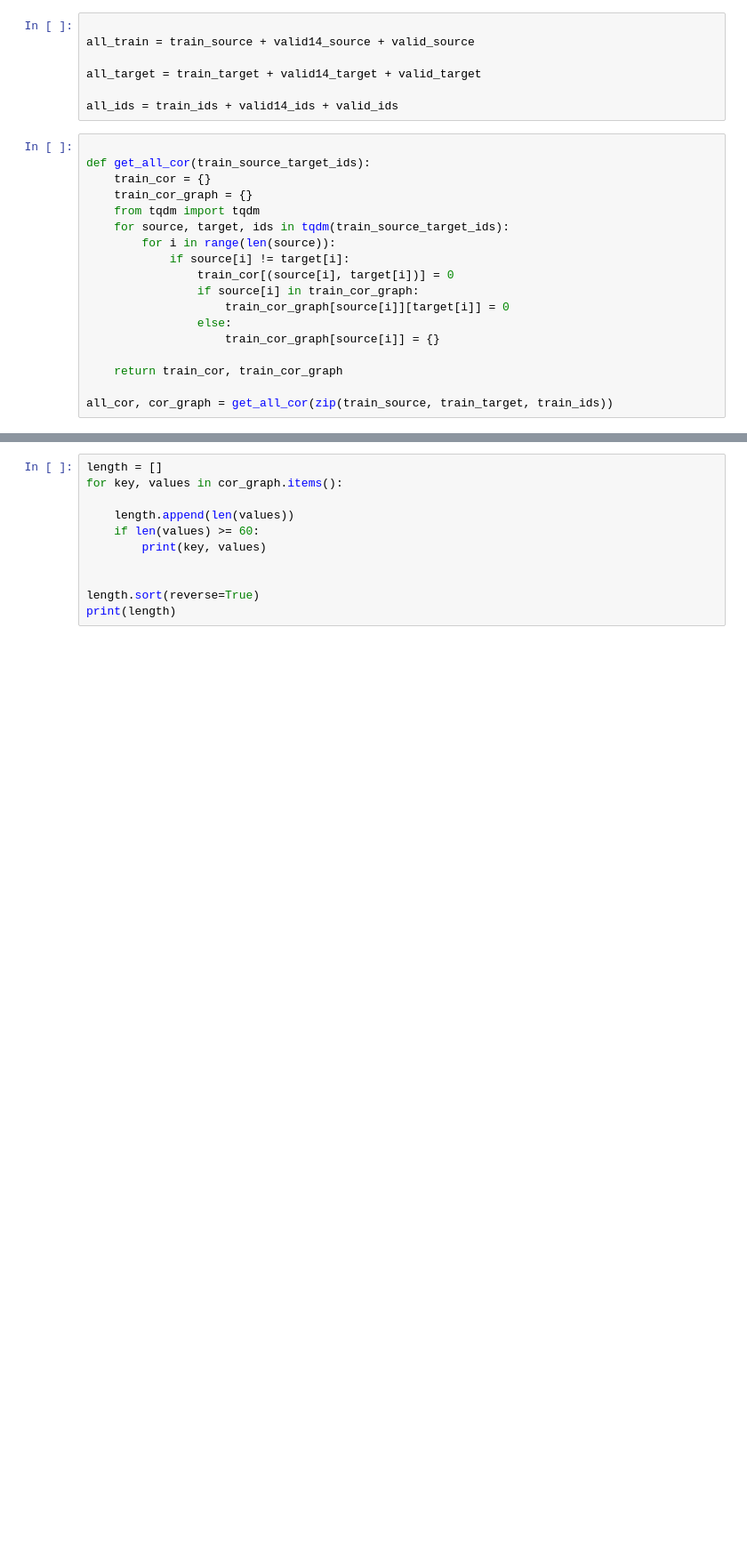
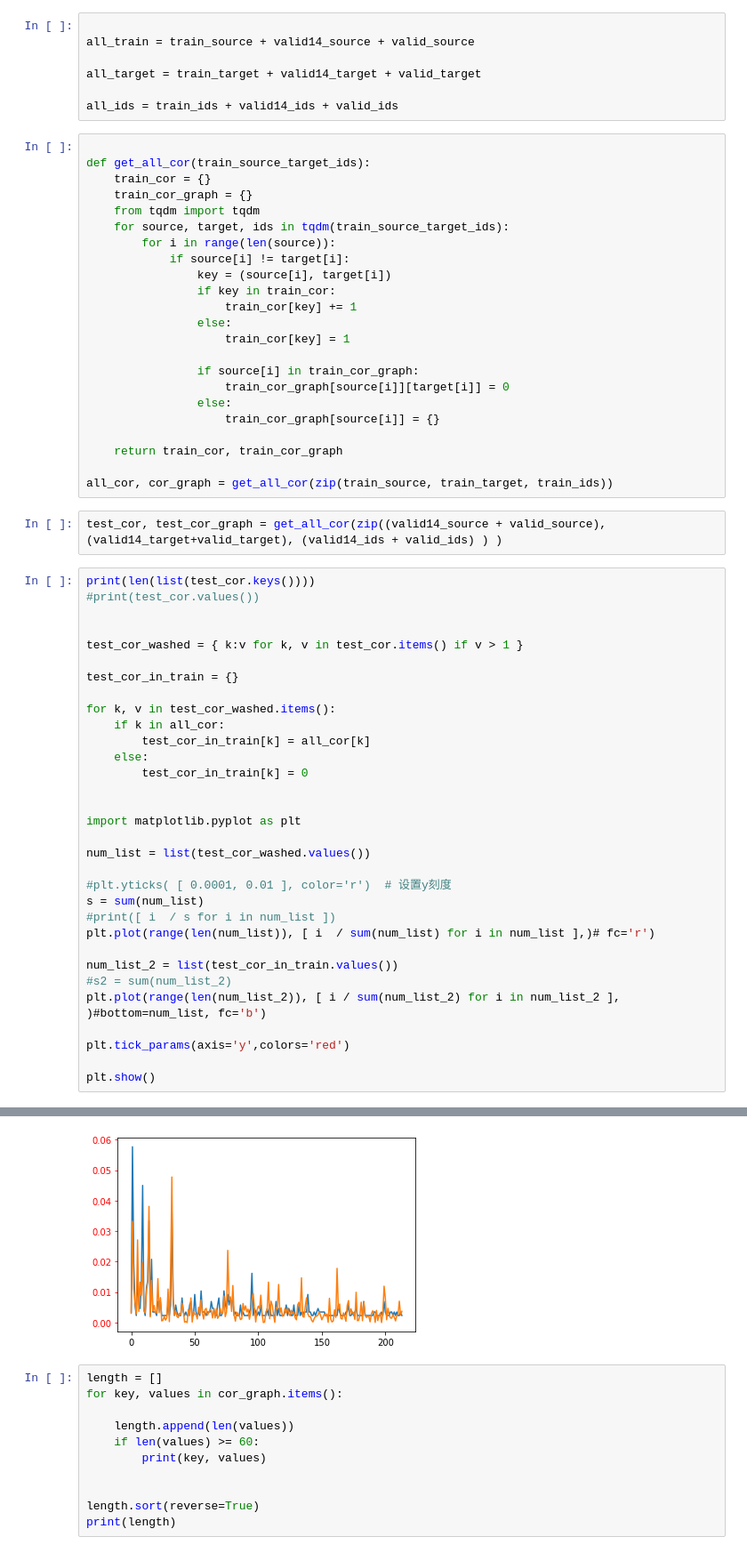
Before and after one commit to piglaker/SpecialEdition, a Jupyter notebook: scripts/sighan/get_magic_dict.ipynb, the cells around one changed output, grey strips where cells are left out. Shown: that part at 89% size. Cells and saved outputs as stored; diff of their text form; blank space fills up the shorter version.

```diff
--- a/scripts/sighan/get_magic_dict.ipynb
+++ b/scripts/sighan/get_magic_dict.ipynb
@@ -102,7 +102,12 @@ def get_all_cor(train_source_target_ids):
     for source, target, ids in tqdm(train_source_target_ids):
         for i in range(len(source)):
             if source[i] != target[i]:
-                train_cor[(source[i], target[i])] = 0
+                key = (source[i], target[i])
+                if key in train_cor:
+                    train_cor[key] += 1
+                else:
+                    train_cor[key] = 1
+
                 if source[i] in train_cor_graph:
                     train_cor_graph[source[i]][target[i]] = 0
                 else:
@@ -111,3 +116,38 @@ def get_all_cor(train_source_target_ids):
     return train_cor, train_cor_graph
 
 all_cor, cor_graph = get_all_cor(zip(train_source, train_target, train_ids))
+# %%
+test_cor, test_cor_graph = get_all_cor(zip((valid14_source + valid_source), (valid14_target+valid_target), (valid14_ids + valid_ids) ) )
+# %%
+print(len(list(test_cor.keys())))
+#print(test_cor.values())
+
+
+test_cor_washed = { k:v for k, v in test_cor.items() if v > 1 }
+
+test_cor_in_train = {}
+
+for k, v in test_cor_washed.items():
+    if k in all_cor:
+        test_cor_in_train[k] = all_cor[k]
+    else:
+        test_cor_in_train[k] = 0
+
+
+import matplotlib.pyplot as plt
+
+num_list = list(test_cor_washed.values())
+
+#plt.yticks( [ 0.0001, 0.01 ], color='r')  # 设置y刻度
+s = sum(num_list)
+#print([ i  / s for i in num_list ])
+plt.plot(range(len(num_list)), [ i  / sum(num_list) for i in num_list ],)# fc='r')
+
+num_list_2 = list(test_cor_in_train.values())
+#s2 = sum(num_list_2)
+plt.plot(range(len(num_list_2)), [ i / sum(num_list_2) for i in num_list_2 ], )#bottom=num_list, fc='b')
+
+plt.tick_params(axis='y',colors='red')
+
+plt.show()
+# %% [output]
@@ -114,3 +155,4 @@ all_cor, cor_graph = get_all_cor(zip(train_source, train_target, train_ids))
+[figure, added]
 # %%
 length = []
 for key, values in cor_graph.items():
```
Also changed, not shown: parts of 1 cell of this notebook, 5 other files.
